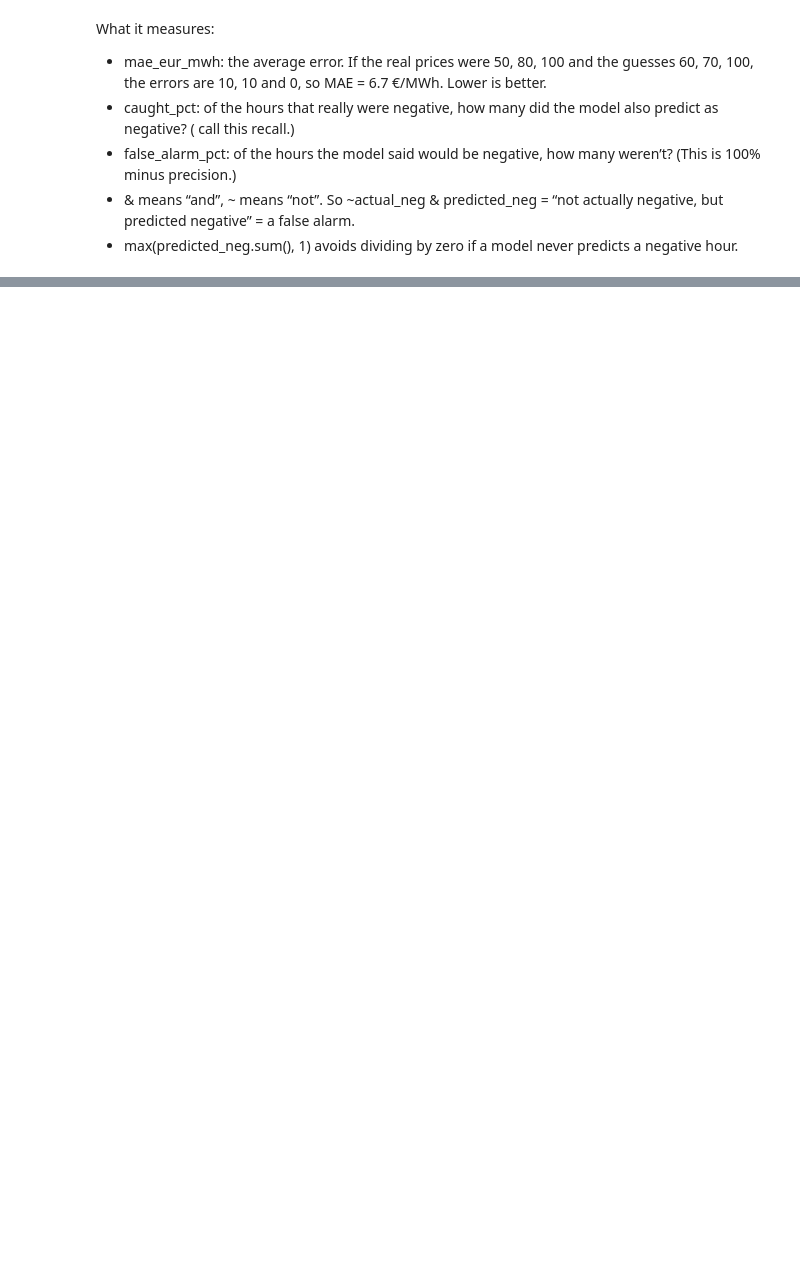
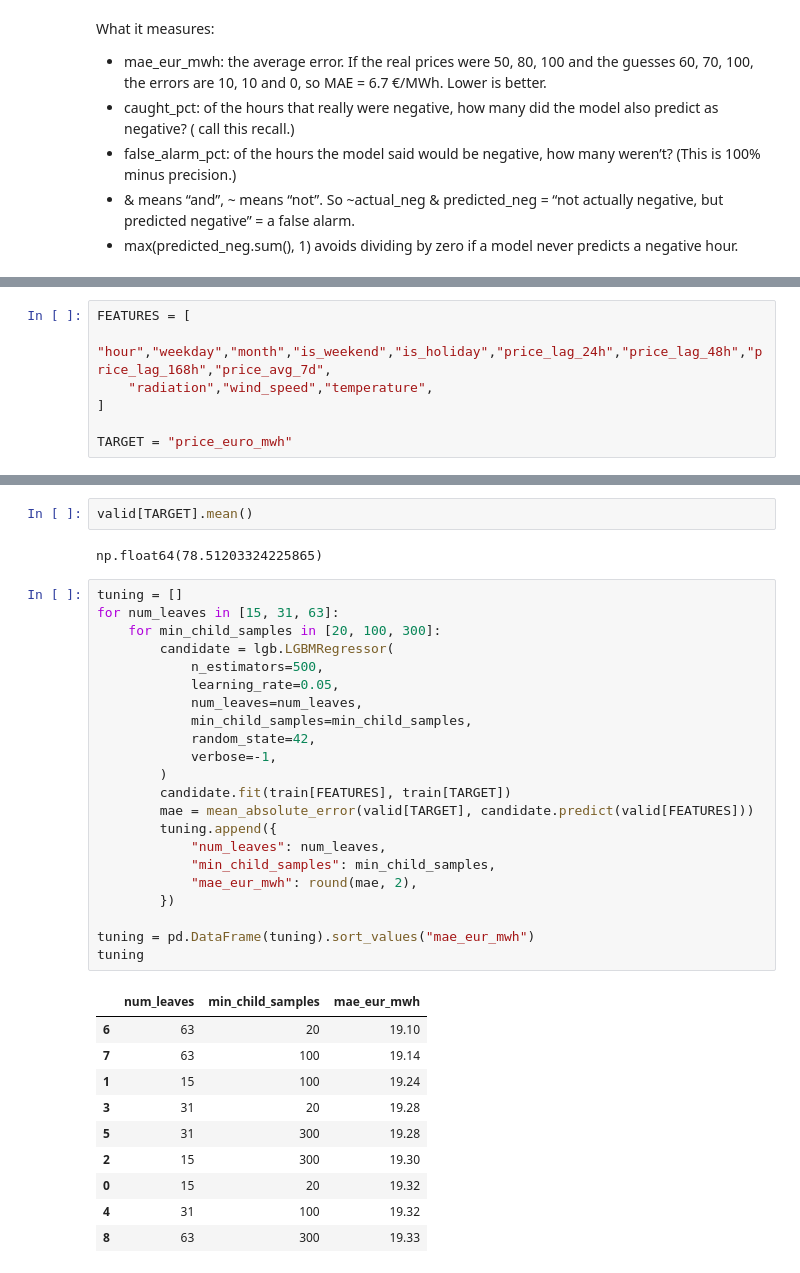
Before and after one commit to sanjudprajpurohit/Electricity-Analysis-and-forecasting, a Jupyter notebook: notebooks/05_forecast.ipynb, the cells around one changed output, grey strips where cells are left out. Drawn from its saved outputs; the diff is of its cells as text; blank space fills up the shorter version.

```diff
--- a/notebooks/05_forecast.ipynb
+++ b/notebooks/05_forecast.ipynb
@@ -54,0 +109,7 @@ NameError: name 'predicted_neg_sum' is not defined
+# %%
+FEATURES = [
+    "hour","weekday","month","is_weekend","is_holiday","price_lag_24h","price_lag_48h","price_lag_168h","price_avg_7d",
+    "radiation","wind_speed","temperature",
+]
+
+TARGET = "price_euro_mwh"
@@ -54,0 +236,37 @@ NameError: name 'predicted_neg_sum' is not defined
+# %%
+valid[TARGET].mean()
+# %% [output]
+np.float64(78.51203324225865)
+# %%
+tuning = []
+for num_leaves in [15, 31, 63]:
+    for min_child_samples in [20, 100, 300]:
+        candidate = lgb.LGBMRegressor(
+            n_estimators=500,
+            learning_rate=0.05,
+            num_leaves=num_leaves,
+            min_child_samples=min_child_samples,
+            random_state=42,
+            verbose=-1,
+        )
+        candidate.fit(train[FEATURES], train[TARGET])
+        mae = mean_absolute_error(valid[TARGET], candidate.predict(valid[FEATURES]))
+        tuning.append({
+            "num_leaves": num_leaves,
+            "min_child_samples": min_child_samples,
+            "mae_eur_mwh": round(mae, 2),
+        })
+
+tuning = pd.DataFrame(tuning).sort_values("mae_eur_mwh")
+tuning
+# %% [output]
+|  | num_leaves | min_child_samples | mae_eur_mwh |
+| 6 | 63 | 20 | 19.10 |
+| 7 | 63 | 100 | 19.14 |
+| 1 | 15 | 100 | 19.24 |
+| 3 | 31 | 20 | 19.28 |
+| 5 | 31 | 300 | 19.28 |
+| 2 | 15 | 300 | 19.30 |
+| 0 | 15 | 20 | 19.32 |
+| 4 | 31 | 100 | 19.32 |
+| 8 | 63 | 300 | 19.33 |
```
Also changed, not shown: parts of 12 cells of this notebook.
